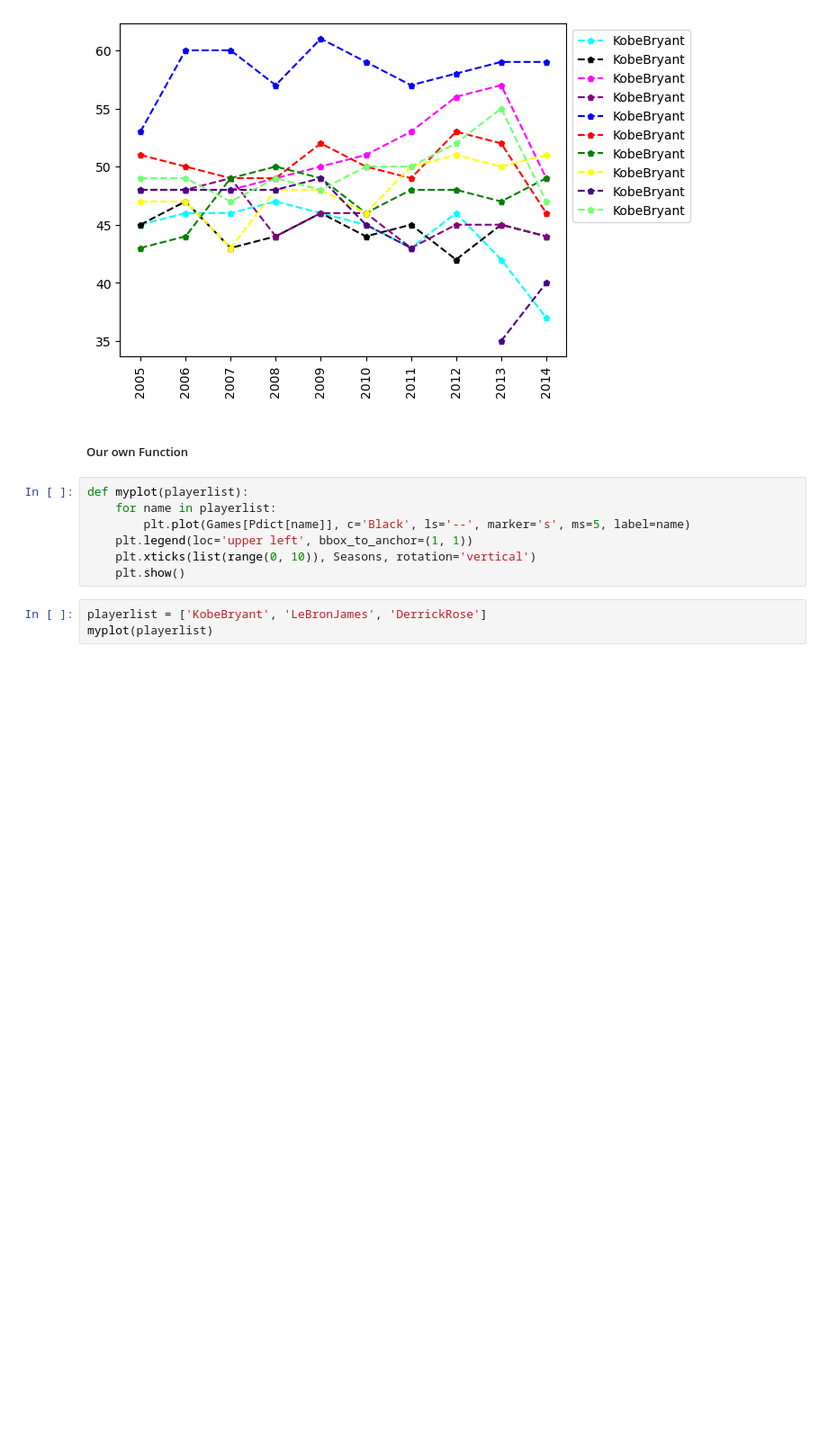
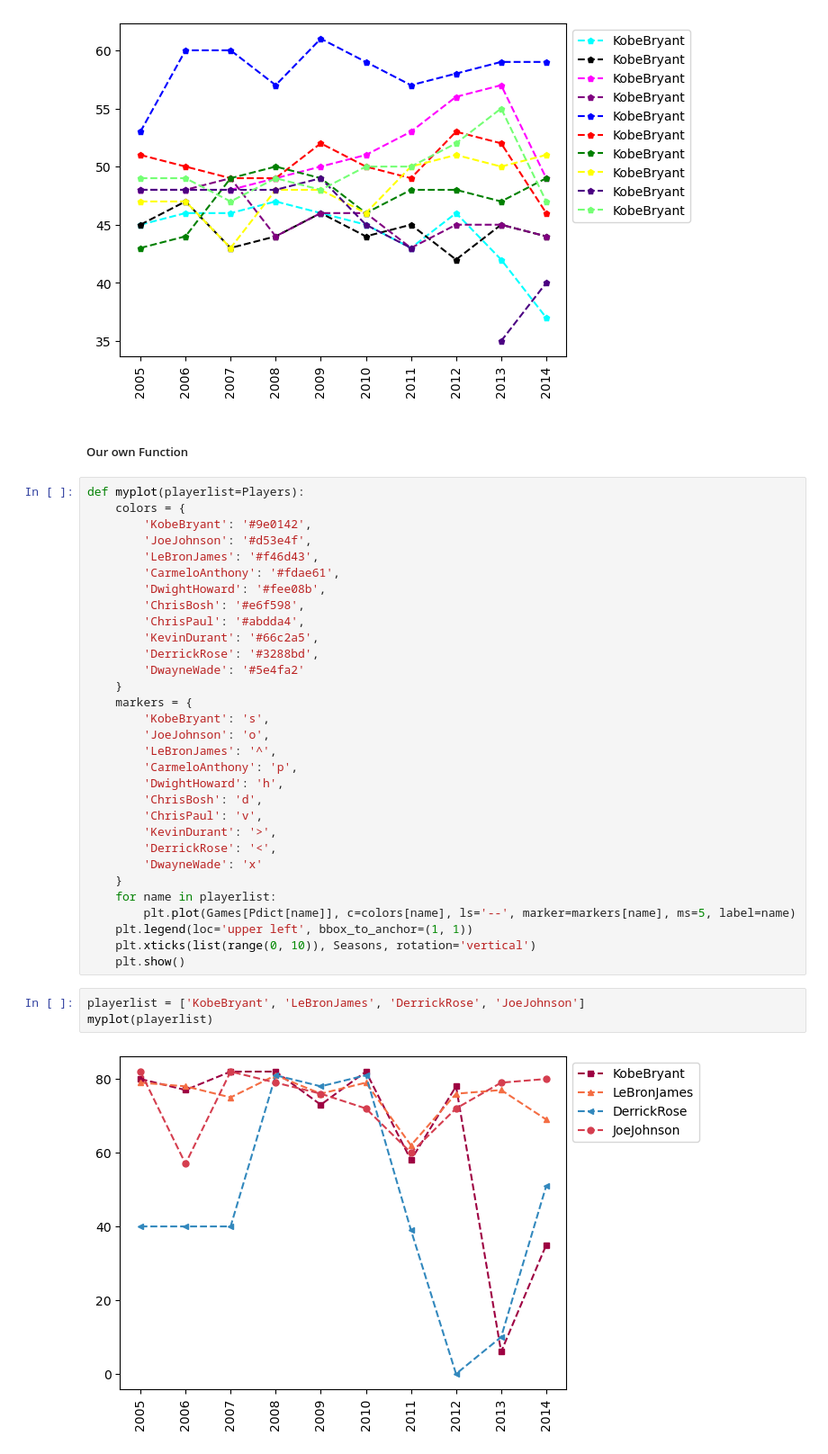
Before and after one commit to nicky-ops/Python_for_data_science, a Jupyter notebook: matrices.ipynb, the cells around one changed output. Shown at 90% size. Drawn from its saved outputs; the diff is of its cells as text; blank space fills up the shorter version.

```diff
--- a/matrices.ipynb
+++ b/matrices.ipynb
@@ -518,12 +518,38 @@ plt.show()
 # %% [markdown]
 ##### Our own Function
 # %%
-def myplot(playerlist):
+def myplot(playerlist=Players):
+    colors = {
+        'KobeBryant': '#9e0142',
+        'JoeJohnson': '#d53e4f',
+        'LeBronJames': '#f46d43',
+        'CarmeloAnthony': '#fdae61',
+        'DwightHoward': '#fee08b',
+        'ChrisBosh': '#e6f598',
+        'ChrisPaul': '#abdda4',
+        'KevinDurant': '#66c2a5',
+        'DerrickRose': '#3288bd',
+        'DwayneWade': '#5e4fa2'
+    }
+    markers = {
+        'KobeBryant': 's',
+        'JoeJohnson': 'o',
+        'LeBronJames': '^',
+        'CarmeloAnthony': 'p',
+        'DwightHoward': 'h',
+        'ChrisBosh': 'd',
+        'ChrisPaul': 'v',
+        'KevinDurant': '>',
+        'DerrickRose': '<',
+        'DwayneWade': 'x'
+    }
     for name in playerlist:
-        plt.plot(Games[Pdict[name]], c='Black', ls='--', marker='s', ms=5, label=name)
+        plt.plot(Games[Pdict[name]], c=colors[name], ls='--', marker=markers[name], ms=5, label=name)
     plt.legend(loc='upper left', bbox_to_anchor=(1, 1))
     plt.xticks(list(range(0, 10)), Seasons, rotation='vertical')
     plt.show()
 # %%
-playerlist = ['KobeBryant', 'LeBronJames', 'DerrickRose']
+playerlist = ['KobeBryant', 'LeBronJames', 'DerrickRose', 'JoeJohnson']
 myplot(playerlist)
+# %% [output]
+[figure, added]
```
Also changed, not shown: parts of 16 cells of this notebook.
